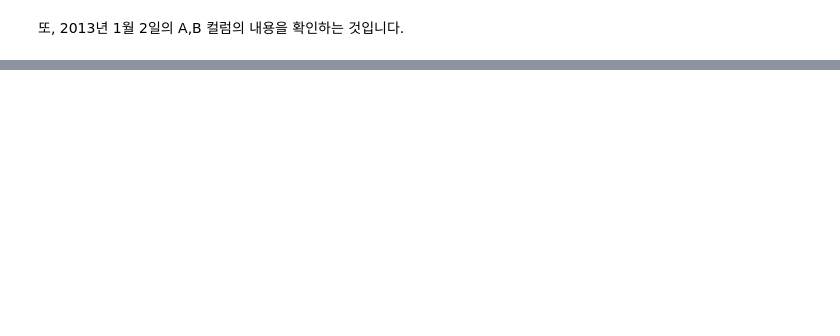
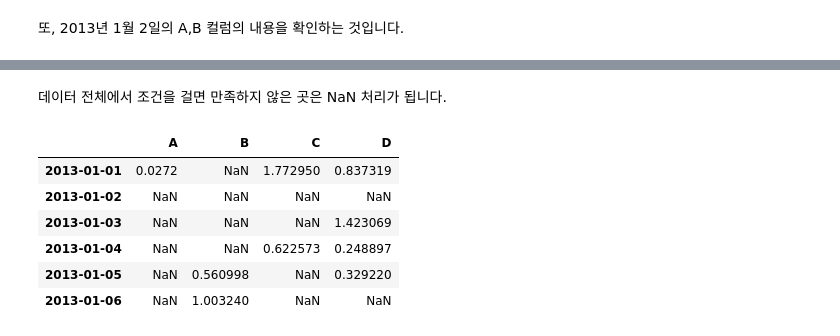
Before and after one commit to choiuikang/data_python, a Jupyter notebook: chapter-1.ipynb, the cells around one changed output, grey strips where cells are left out. Cells and saved outputs as stored; diff of their text form; code cells hidden in the pictures; blank space fills up the shorter version.

```diff
--- a/chapter-1.ipynb
+++ b/chapter-1.ipynb
@@ -293,0 +361,12 @@ df.loc[dates[0],'A']
+# %% [markdown]
+데이터 전체에서 조건을 걸면 만족하지 않은 곳은 NaN 처리가 됩니다.
+# %%
+df[df > 0]
+# %% [output]
+|  | A | B | C | D |
+| 2013-01-01 | 0.0272 | NaN | 1.772950 | 0.837319 |
+| 2013-01-02 | NaN | NaN | NaN | NaN |
+| 2013-01-03 | NaN | NaN | NaN | 1.423069 |
+| 2013-01-04 | NaN | NaN | 0.622573 | 0.248897 |
+| 2013-01-05 | NaN | 0.560998 | NaN | 0.329220 |
+| 2013-01-06 | NaN | 1.003240 | NaN | NaN |
```
Also changed, not shown: parts of 47 cells of this notebook.
